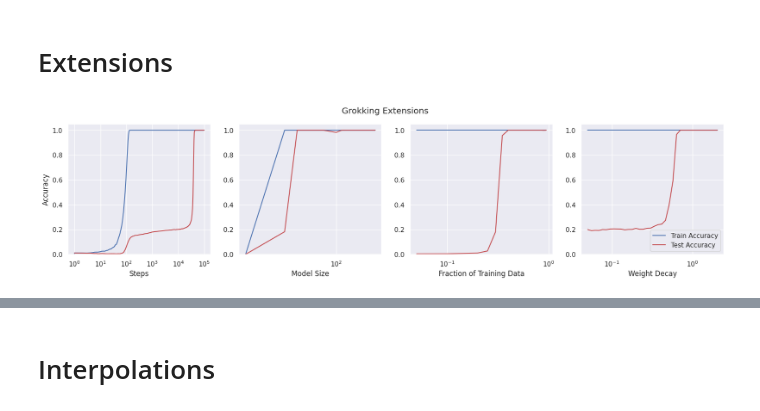
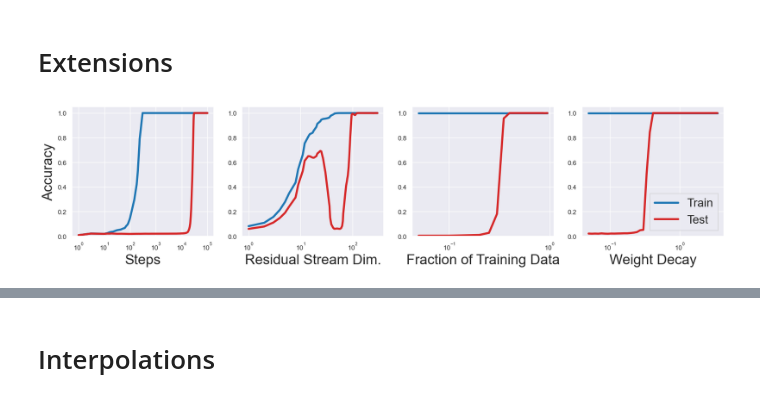
Before and after one commit to jqhoogland/pattern-learning, a Jupyter notebook: unifying/extensions.ipynb, the cells around one changed output, grey strips where cells are left out. Drawn from its saved outputs; the diff is of its cells as text; code cells hidden in the pictures.

Commit message:
ADD figurers

```diff
--- a/unifying/extensions.ipynb
+++ b/unifying/extensions.ipynb
@@ -317,8 +316,12 @@ print(json.dumps(lr_gains))
 # %% [markdown]
 # Extensions
 # %%
+MW_SWEEPS = ["l1b2mmci", "662klo00"]
+SW_SWEEPS = ["bv34ulfl"]  # TODO: Redo for division
+RW_SWEEPS = ["ib21hnk1"]
+
 # Model-wise
-mw_grokking = get_history("gdw3ybyt", unique_cols="d_model")
+mw_grokking = get_history(*MW_SWEEPS, unique_cols="d_model")
 mw_grokking_cleaned = handle_outliers(
     mw_grokking,
     loss_cols=["train/loss"],
@@ -335,7 +338,7 @@ mw_grokking_cleaned.loc[mw_grokking_cleaned.d_model == min_d_model, "train/acc"]
 mw_grokking_cleaned.loc[mw_grokking_cleaned.d_model == min_d_model, "test/acc"] = 0.0
 
 # Sample-wise
-sw_grokking = get_history("bv34ulfl", unique_cols="frac_train")
+sw_grokking = get_history(*SW_SWEEPS, unique_cols="frac_train")
 sw_grokking_cleaned = handle_outliers(
     sw_grokking,
     loss_cols=["train/loss"],
@@ -364,7 +367,7 @@ NUM_STEPS = sw_grokking._step.max()
 # )
 
 # Regularization-Wise
-rw_grokking = get_history("2peyz0vr", "oxsp97s3", unique_cols="weight_decay")
+rw_grokking = get_history(*RW_SWEEPS, unique_cols="weight_decay")
 rw_grokking_cleaned = handle_outliers(
     rw_grokking,
     loss_cols=["train/loss"],
@@ -387,33 +420,37 @@ wd_vals, rw_slice = extract_slice(rw_grokking_cleaned, 10000, "weight_decay")
 # %%
 # Plot the 1x4 grid
 
 fig, axes = plt.subplots(nrows=1, ncols=4, figsize=(20, 4))
 
 titles = ["Epoch-wise", "Model-wise", "Sample-wise", "Regularization-wise"]
-xlabels = ["Steps", "Model Size", "Fraction of Training Data", "Weight Decay"]
+xlabels = ["Steps", "Residual Stream Dim.", "Fraction of Training Data", "Weight Decay"]
 ylabels = ["Accuracy", "", "", ""]
 data = [(steps, ew_slice), (d_model_vals, mw_slice), (frac_train_vals, sw_slice), (wd_vals, rw_slice)]
 
 for ax, title, xlabel, ylabel, (x, y) in zip(axes, titles, xlabels, ylabels, data):
 
     ax.set_ylim(0., 1.05)
     ax.set_xlabel(xlabel)
     ax.set_ylabel(ylabel)
 
-    ax.plot(x, y["train/acc"], label="Train Accuracy", color=blue)
-    ax.plot(x, y["test/acc"], label="Test Accuracy", color=red)
+    ax.plot(x, y["train/acc"], label="Train", color=BLUE, linewidth=3.5)
+    ax.plot(x, y["test/acc"], label="Test", color=RED, linewidth=3.5)
+
+    # Increase the font size of the x and y labels
+    ax.xaxis.label.set_size(24)
+    ax.yaxis.label.set_size(24)
+
 
 axes[0].set_xscale('log')
 axes[1].set_xscale('log')
 axes[2].set_xscale('log')
 axes[3].set_xscale('log')
 
 # Add a legend at the bottom of all the plots (to be shared)
 # axes[0].legend(loc='upper center', bbox_to_anchor=(2.25, -0.3), fancybox=False, shadow=False, ncol=2)
 # axes[3].legend(loc='upper center', bbox_to_anchor=(0.5, -0.2), fancybox=False, shadow=False, ncol=2)
-axes[3].legend()
+axes[3].legend(fontsize=20, loc='lower right', fancybox=False, shadow=False, ncol=1)
 
-fig.suptitle("Grokking Extensions")
 fig.savefig("../figures/grokking_extensions.pdf", bbox_inches='tight')
 # %% [output]
-[figure, old version]
+[figure, new version]
```
Also changed, not shown: parts of 7 cells of this notebook, 13 other files.
